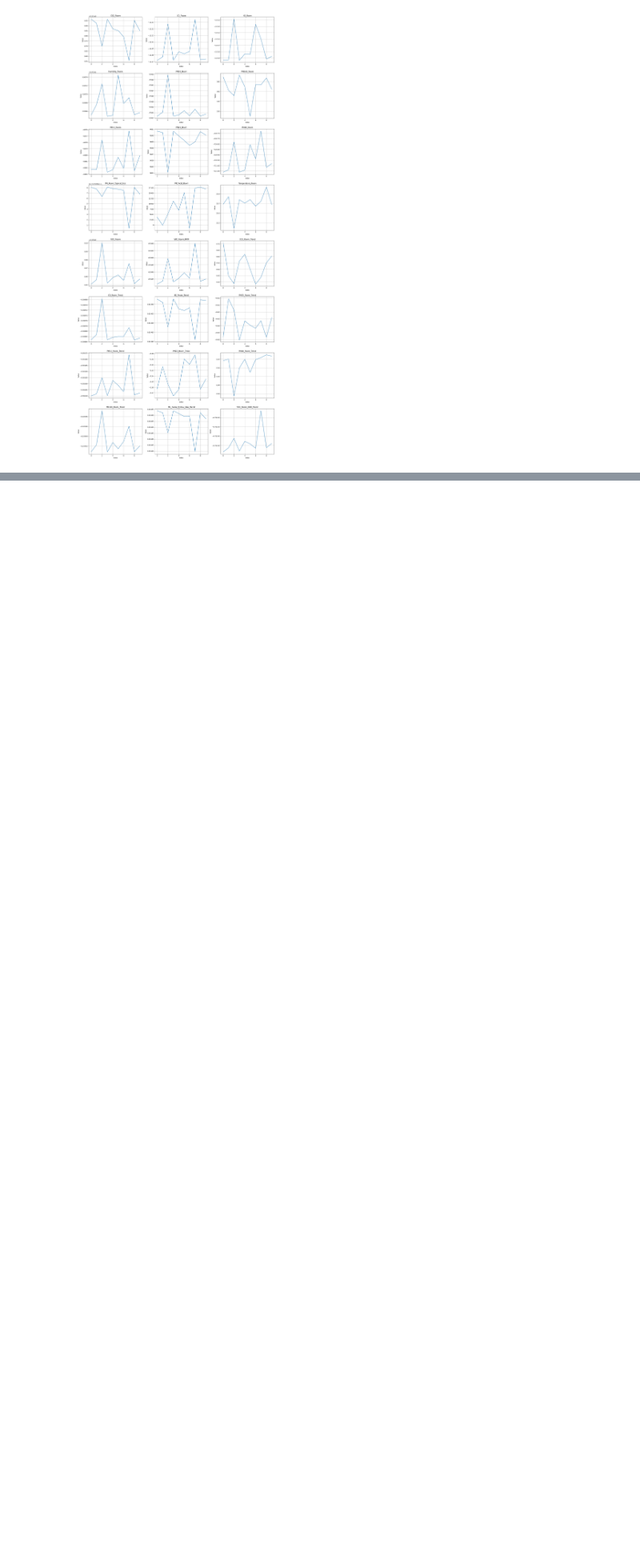
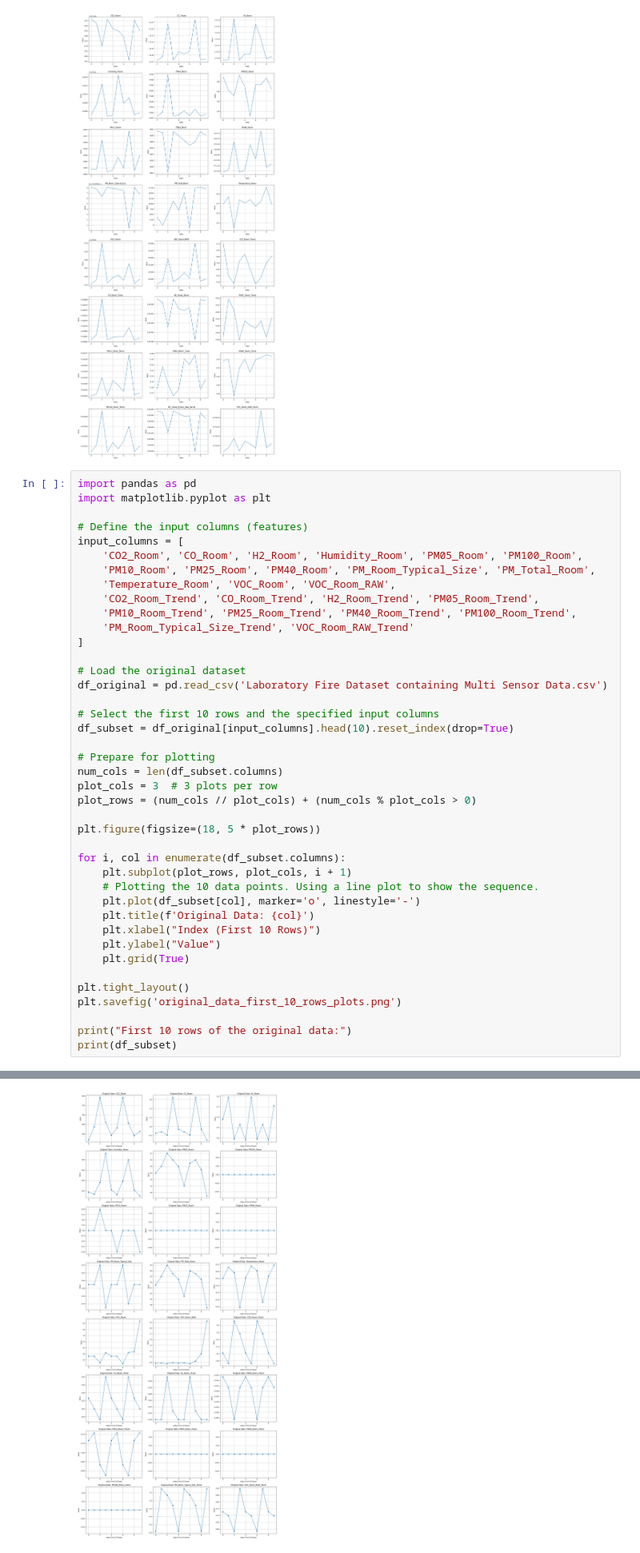
Before and after one commit to raghavxi1/Fire_Detection_Model, a Jupyter notebook: XGB_Tensorflow.ipynb, the cells around one changed output, grey strips where cells are left out. Shown at 80% size. Saved outputs shown, nothing was run; the diff lists cells and outputs as text; blank space fills up the shorter version.

```diff
--- a/XGB_Tensorflow.ipynb
+++ b/XGB_Tensorflow.ipynb
@@ -232,3 +236,45 @@ plt.tight_layout()
 plt.show()
 # %% [output]
 [figure]
+# %%
+import pandas as pd
+import matplotlib.pyplot as plt
+
+# Define the input columns (features)
+input_columns = [
+    'CO2_Room', 'CO_Room', 'H2_Room', 'Humidity_Room', 'PM05_Room', 'PM100_Room',
+    'PM10_Room', 'PM25_Room', 'PM40_Room', 'PM_Room_Typical_Size', 'PM_Total_Room',
+    'Temperature_Room', 'VOC_Room', 'VOC_Room_RAW',
+    'CO2_Room_Trend', 'CO_Room_Trend', 'H2_Room_Trend', 'PM05_Room_Trend',
+    'PM10_Room_Trend', 'PM25_Room_Trend', 'PM40_Room_Trend', 'PM100_Room_Trend',
+    'PM_Room_Typical_Size_Trend', 'VOC_Room_RAW_Trend'
+]
+
+# Load the original dataset
+df_original = pd.read_csv('Laboratory Fire Dataset containing Multi Sensor Data.csv')
+
+# Select the first 10 rows and the specified input columns
+df_subset = df_original[input_columns].head(10).reset_index(drop=True)
+
+# Prepare for plotting
+num_cols = len(df_subset.columns)
+plot_cols = 3  # 3 plots per row
+plot_rows = (num_cols // plot_cols) + (num_cols % plot_cols > 0)
+
+plt.figure(figsize=(18, 5 * plot_rows))
+
+for i, col in enumerate(df_subset.columns):
+    plt.subplot(plot_rows, plot_cols, i + 1)
+    # Plotting the 10 data points. Using a line plot to show the sequence.
+    plt.plot(df_subset[col], marker='o', linestyle='-')
+    plt.title(f'Original Data: {col}')
+    plt.xlabel("Index (First 10 Rows)")
+    plt.ylabel("Value")
+    plt.grid(True)
+
+plt.tight_layout()
+plt.savefig('original_data_first_10_rows_plots.png')
+
+print("First 10 rows of the original data:")
+print(df_subset)
+# %% [output]
@@ -234,0 +298 @@ plt.show()
+[figure, added]
```
Also changed, not shown: parts of 2 cells of this notebook.
